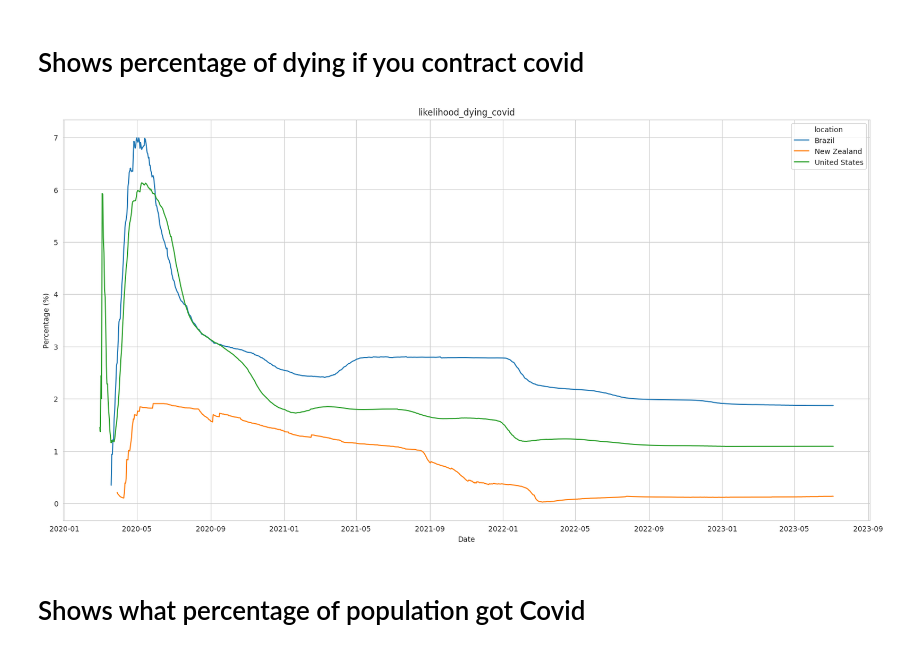
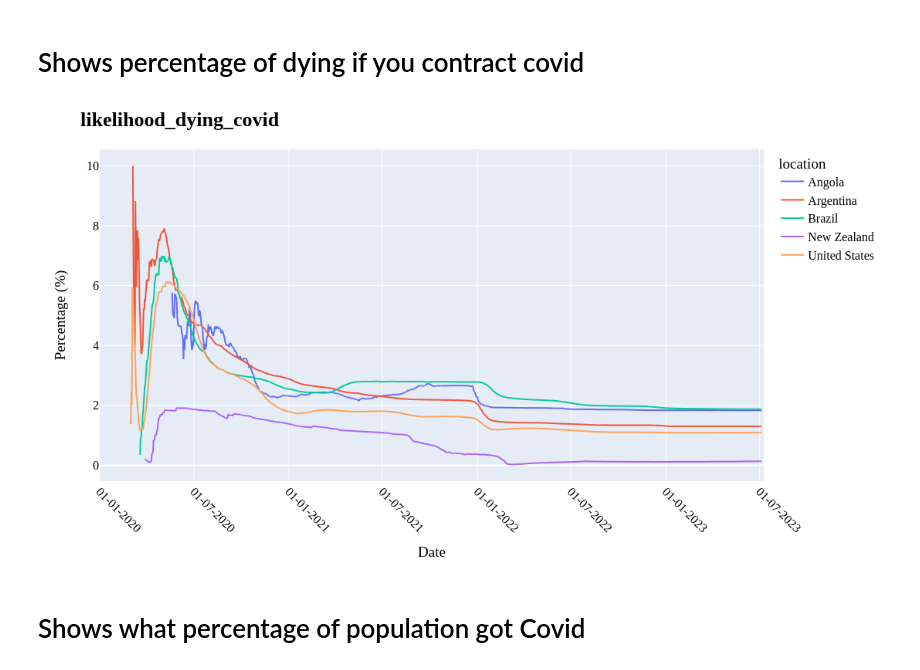
Before and after one commit to rvanguita/DataScientists, a Jupyter notebook: Projects/World_data/Coronavirus/main.ipynb, the cells around one changed output. Saved outputs shown, nothing was run; the diff lists cells and outputs as text; code cells hidden in the pictures.

```diff
--- a/Projects/World_data/Coronavirus/main.ipynb
+++ b/Projects/World_data/Coronavirus/main.ipynb
@@ -27,6 +27,8 @@ Data columns (total 68 columns):
  67  excess_mortality_cumulative_per_million     11299 non-null   float64
 dtypes: float64(62), int64(1), object(5)
 memory usage: 168.0+ MB
+# %%
+localization = ['Brazil', 'New Zealand', 'Argentina','United States', 'Angola']
 # %%
 df_covidDeaths['date'] = pd.to_datetime(df_covidDeaths['date'], format = '%Y-%m-%d')
 # %%
@@ -91,0 +51,26 @@ def plot_bars(df, localization, dataShowing):
+# %%
+def plotly_lineplot(localization, df, dataShowing):
+    df_filtered = df[df['location'].isin(localization)]
+
+    fig = px.line(df_filtered,
+                  x='date',
+                  y=dataShowing,
+                  color='location',
+                  labels={'date': 'Date',
+                          dataShowing: 'Percentage (%)'})
+
+    fig.update_layout(
+        title={'text': f"<b>{dataShowing}</b>",
+               'font': dict(size=26, color='black', family='Times New Roman')},
+        font_family='Times New Roman',
+        xaxis=dict(tickangle=45),
+        xaxis_tickformat='%d-%m-%Y',  # Formato da data, se necessário
+        height=600,  # Altura da figura em pixels
+        width=1000,  # Largura da figura em pixels
+        font_color='black',
+        font_size=16,
+        # plot_bgcolor='white'
+        legend_bgcolor='black'
+    )
+
+    fig.show()
@@ -97,10 +112,7 @@ df_covidDeaths['likelihood_dying_covid'] = likelihood_dying_covid
-# %%
-localization = ['Brazil', 'New Zealand', 'United States']
-# localization = ['World']
-
-plot_lineplot(localization, df_covidDeaths, 'likelihood_dying_covid')
-# %% [output]
-[figure, removed]
+# %%
+plotly_lineplot(localization, df_covidDeaths, 'likelihood_dying_covid')
+# %% [output]
+[figure, added]
 # %% [markdown]
 # Shows what percentage of population got Covid
 # %%
```
Also changed, not shown: parts of 21 cells of this notebook.
